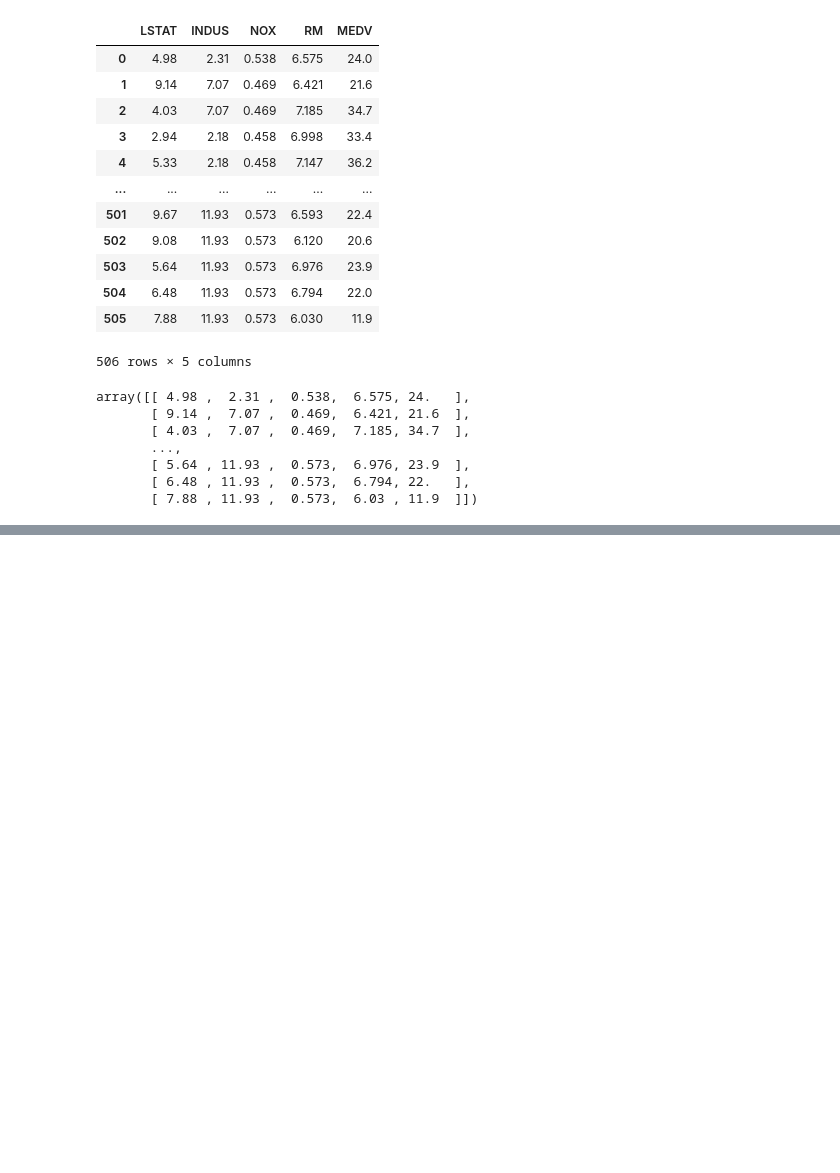
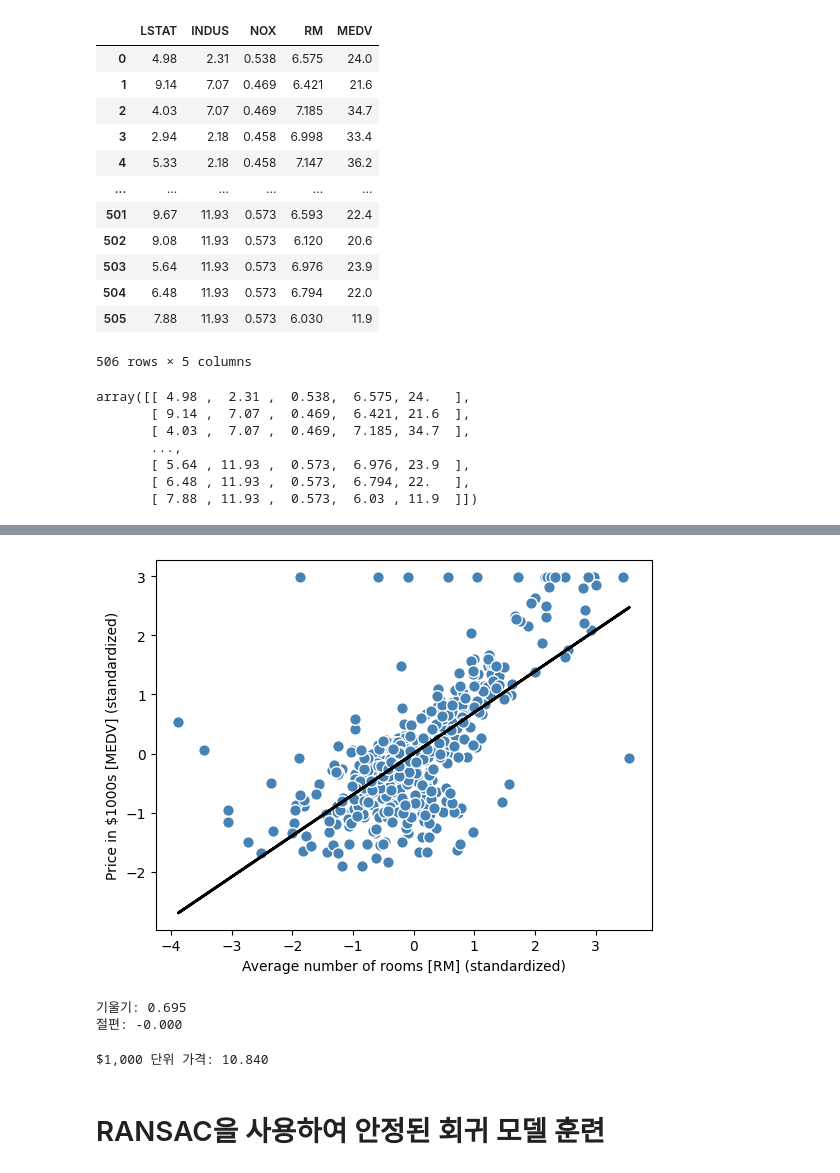
Before and after one commit to coconutkim/MLDL, a Jupyter notebook: 회귀분석_연속적타깃변수예측.ipynb, the cells around one changed output, grey strips where cells are left out. Cells and saved outputs as stored; diff of their text form; code cells hidden in the pictures; blank space fills up the shorter version.

```diff
--- a/회귀분석_연속적타깃변수예측.ipynb
+++ b/회귀분석_연속적타깃변수예측.ipynb
@@ -113,0 +333,31 @@ plt.show()
+# %%
+def lin_regplot(X, y, model):
+    plt.scatter(X, y, c='steelblue', edgecolor='white', s=70)
+    plt.plot(X, model.predict(X), color='black', lw=2)
+    return
+# %%
+lin_regplot(X_std, y_std, lr)
+# 선형 회귀선을 포함한 산점도
+# 데이터와 함께 선형 회귀선을 시각화
+plt.xlabel('Average number of rooms [RM] (standardized)')
+plt.ylabel('Price in $1000s [MEDV] (standardized)')
+
+# plt.savefig('images/10_06.png', dpi=300)
+plt.show()
+# %% [output]
+[figure, added]
+# %%
+print('기울기: %.3f' % lr.w_[1])
+print('절편: %.3f' % lr.w_[0])
+# %% [output]
+기울기: 0.695
+절편: -0.000
+# %%
+num_rooms_std = sc_x.transform(np.array([[5.0]]))
+# np.array([[5.0]]) 2차원 배열, 하나의 샘플에 대한 특성값을 나타냄
+price_std = lr.predict(num_rooms_std)
+print("$1,000 단위 가격: %.3f" % sc_y.inverse_transform(price_std.reshape(-1,1)))
+# %% [output]
+$1,000 단위 가격: 10.840
+# %% [markdown]
+# RANSAC을 사용하여 안정된 회귀 모델 훈련
```
Also changed, not shown: parts of 77 cells of this notebook, 4 other files.
